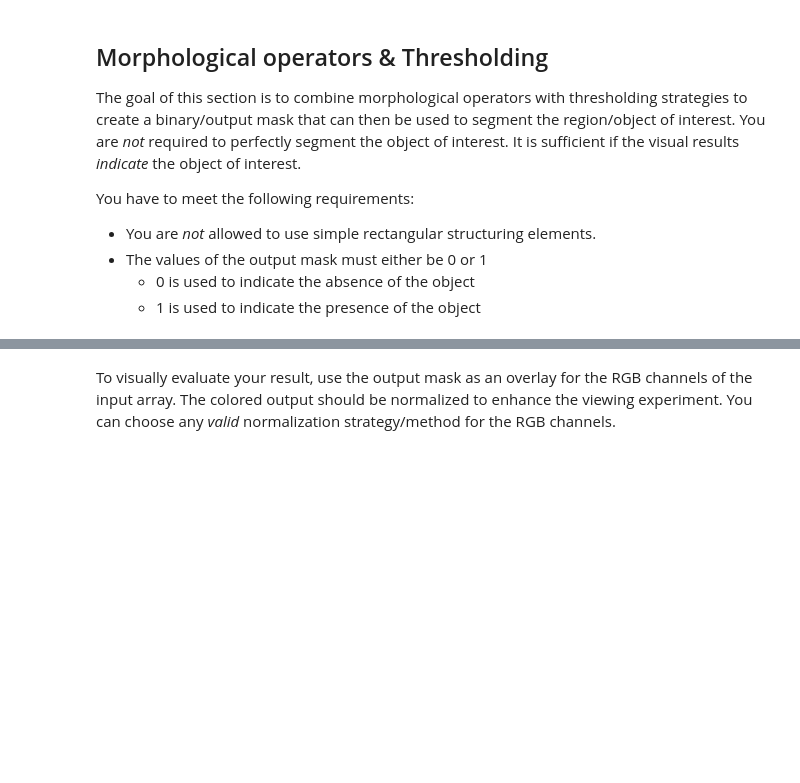
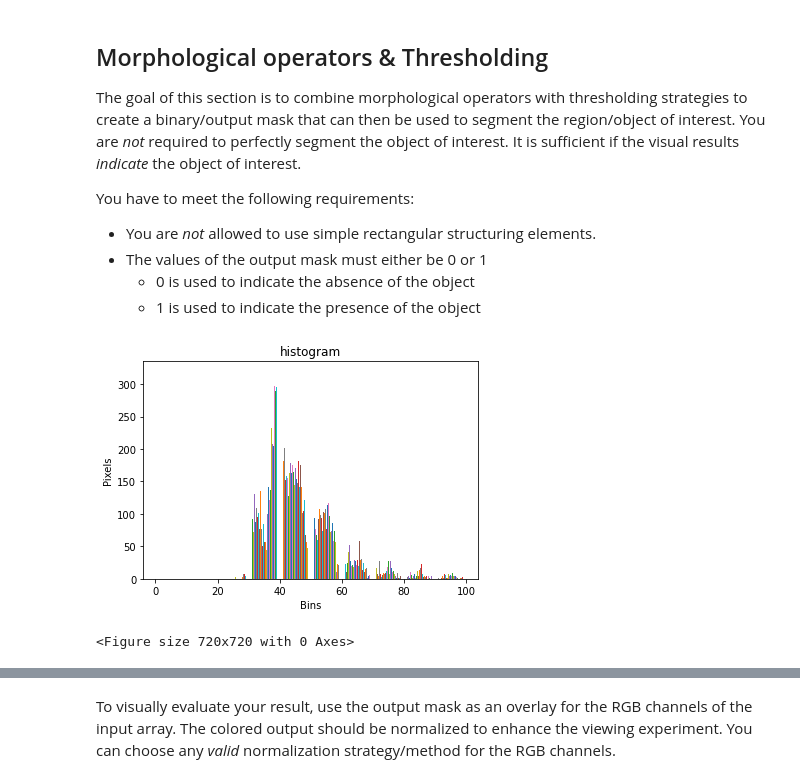
Before and after one commit to stahir01/Image-Processing-for-Remote-Sensing, a Jupyter notebook: HW01.ipynb, the cells around one changed output, grey strips where cells are left out. Cells and saved outputs as stored; diff of their text form; code cells hidden in the pictures; blank space fills up the shorter version.

Commit message:
Thresholding done

```diff
--- a/HW01.ipynb
+++ b/HW01.ipynb
@@ -410,0 +405,47 @@ output_mask = ...
+# %%
+# Add code here to apply morphological operators
+# and thresholding strategy
+# You are allowed to change/mix the order
+from scipy import ndimage
+
+#Image from previous aprt
+org_img = submission_imshow_inp.copy()
+#print(org_img, org_img.shape)
+#plt.figure(figsize=(13,13))
+#plt.imshow(org_img, cmap = "gray")
+
+
+
+#plt.hist(org_img, bins = [0,20,40,60,80,100])
+plt.hist(org_img, bins = [0,10,20,30,40,50,60,70,80,90,100])
+plt.title("histogram")
+plt.xlabel("Bins")
+plt.ylabel("Pixels")
+plt.figure(figsize=(10,10))
+plt.show()
+
+
+
+
+
+
+
+
+#Opening
+#kernel_rect = np.ones((3, 3))
+
+#eroded_img = ndimage.grey_erosion(org_img, footprint=kernel_rect)
+#print(eroded_img)
+#plt.figure(figsize=(13,13))
+#plt.imshow(eroded_img, cmap = "gray")
+
+#opening_output = ndimage.grey_dilation(eroded_img, footprint=kernel_rect)
+#plt.imshow(opening_output)
+#print(opening_output)
+
+
+
+#output_mask = ...
+# %% [output]
+[figure, added]
+<Figure size 720x720 with 0 Axes>
```
Also changed, not shown: parts of 4 cells of this notebook.
